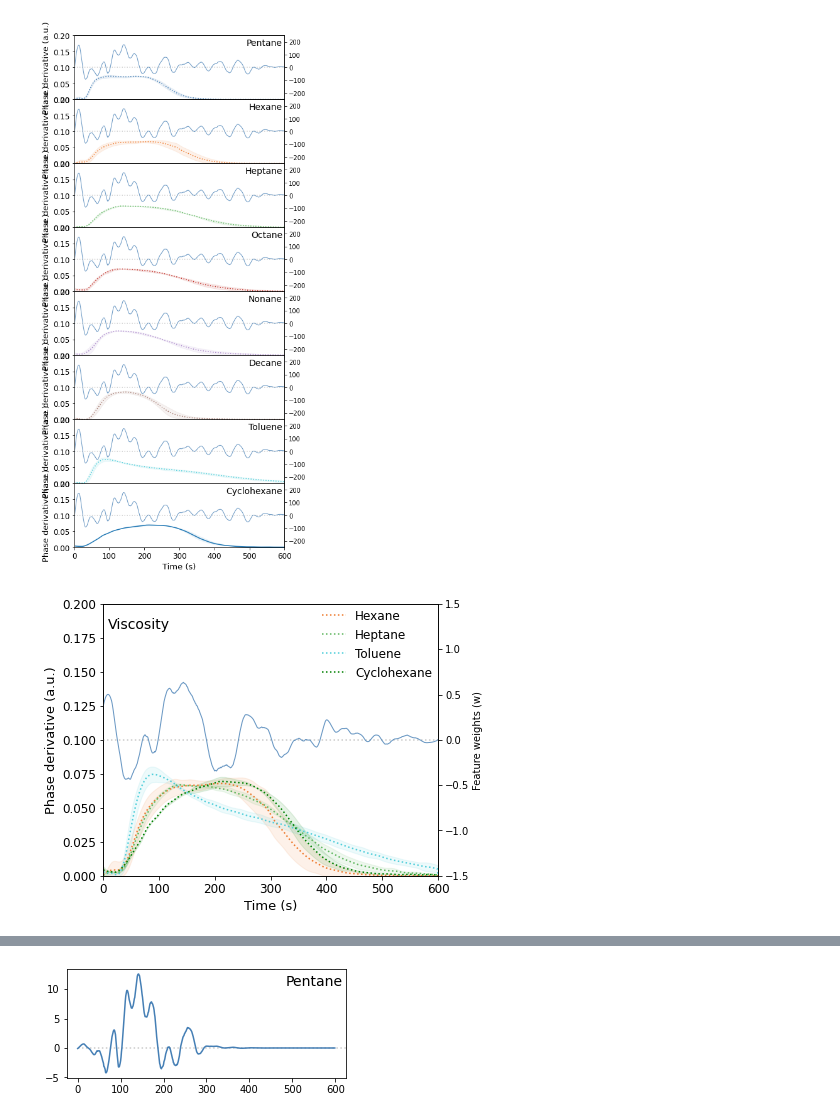
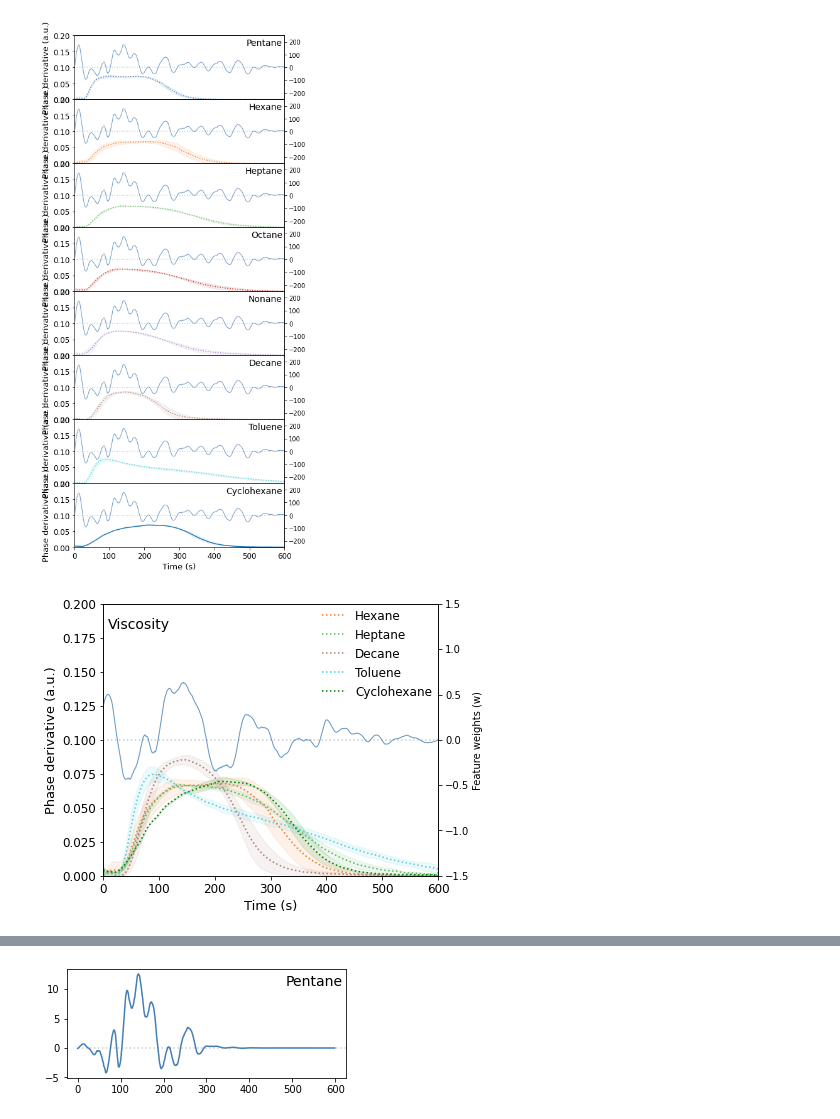
Before and after one commit to soerenbrandt/sniffing-sensor, a Jupyter notebook: figures/Fig5 - Property prediction.ipynb, the cells around one changed output, grey strips where cells are left out. Saved outputs shown, nothing was run; the diff lists cells and outputs as text; code cells hidden in the pictures.

```diff
--- a/figures/Fig5 - Property prediction.ipynb
+++ b/figures/Fig5 - Property prediction.ipynb
@@ -242,27 +242,3 @@ Cyclohexane Viscosity: 0.38 ± 0.01 (RMSE: 0.52)  [mPa$\cdot$s]
 Toluene Vapor Pressure: 11.17 ± 3.5 (RMSE: 8.49)  [kPa]
 Cyclohexane Vapor Pressure: 16.59 ± 1.68 (RMSE: 5.0)  [kPa]
 [figure]
-# %%
-fig, ax = plt.subplots(2, len(SVR), sharex='col', sharey=False);
-fig.set_figwidth(12)
-fig.set_figheight(9)
-
-COLORS = {
-    "Toluene": "r",
-    "Cyclohexane": "orange"
-}
-
-for a, property_ in enumerate(PROPERTIES):
-    plot_property(ax[0,a], property_, SVR[property_], test_set, test_derivs, train_set);
-    for chem, items in ood_set.items():
-        print(chem, end=" ")
-        plot_property(ax[1,a], property_, SVR[property_], {chem: ood_set[chem]}, [ood_test_derivs[idx] for idx,lbl in enumerate(ood_labels) if lbl==chem], train_set, train_derivs, color=COLORS[chem]);
-
-for a in ax.flatten():
-    if a.get_legend() != None:
-        a.get_legend().remove()
-
-#ax[0,0].legend(loc="lower right", fontsize = legendsize, markerscale = 1.5);
-#ax[1,0].legend(loc="lower right", fontsize = legendsize, markerscale = 1.5);
-
-# fig.savefig('./Predicting physical properties.svg', dpi=1200)
@@ -375,31 +341,31 @@ for n,chem in enumerate(all_set):
 # %%
 from data.datasets import COLOR_DICT as color_dict
 from collections import OrderedDict
 
-plot_set = OrderedDict([(chem,exp_set[chem]) for chem in ["Hexane", "Heptane"]])
+plot_set = OrderedDict([(chem,exp_set[chem]) for chem in ["Hexane", "Heptane", "Decane"]])
 plot_set["Toluene"] = ood_set["Toluene"]
 plot_set["Cyclohexane"] = ood_set["Cyclohexane"]
 color_dict["Cyclohexane"] = "green"
 
 plot_derivs = OrderedDict([(val,exp_derivs[val] if val in exp_derivs else ood_derivs[val]) for cmpd in plot_set for val in plot_set[cmpd] ])
 
 fig,ax = plt.subplots(ncols = 1, nrows = 1) #len(plot_set), sharex = True)
 fig.set_figheight(5) #15)
 fig.subplots_adjust(hspace=0)
 
 property_ = 'Viscosity'
 
 ax2 = ax.twinx()
 ax2.set_ylim([-1.5,1.5])
 ax2.set_xlim([-25,625])
 ax2.set_ylabel("Feature weights (w)")
 ax2.plot([0,650],[0,0],color=(0.8,0.8,0.8),linestyle=':') # plot line zero
 ax2.plot(linSVR[property_].coef_[0], color=color_dict['Pentane'], alpha=0.8, linewidth=1)
 ax.text(0.2,0.95, property_, fontsize=14, verticalalignment='top', horizontalalignment = 'right', transform = ax.transAxes)
 for n,chem in enumerate(plot_set):
     subset = OrderedDict([list(plot_set.items())[n]])
     plot_array_data(subset, plot_derivs, [0,600], ylim=[0,0.2], color_dict = color_dict, ax=ax, linestyle = ':', linewidth = 1.5)
 # ax[0].get_legend().remove()
 fig.savefig('./Fig5 - Cyclohexane (SI).svg', dpi=1200)
 # %% [output]
-[figure, old version]
+[figure, new version]
```
Also changed, not shown: parts of 3 cells of this notebook, 3 other files.
